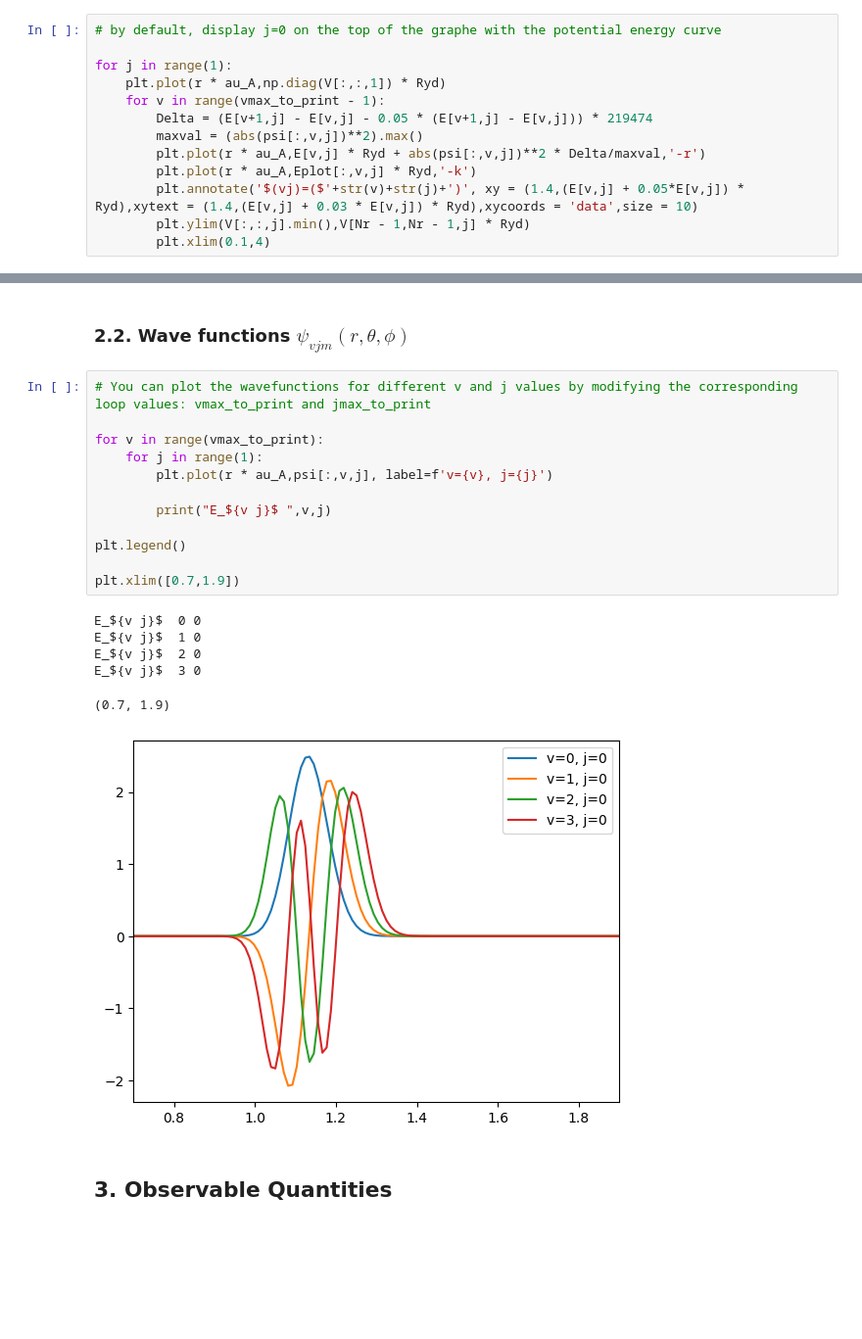
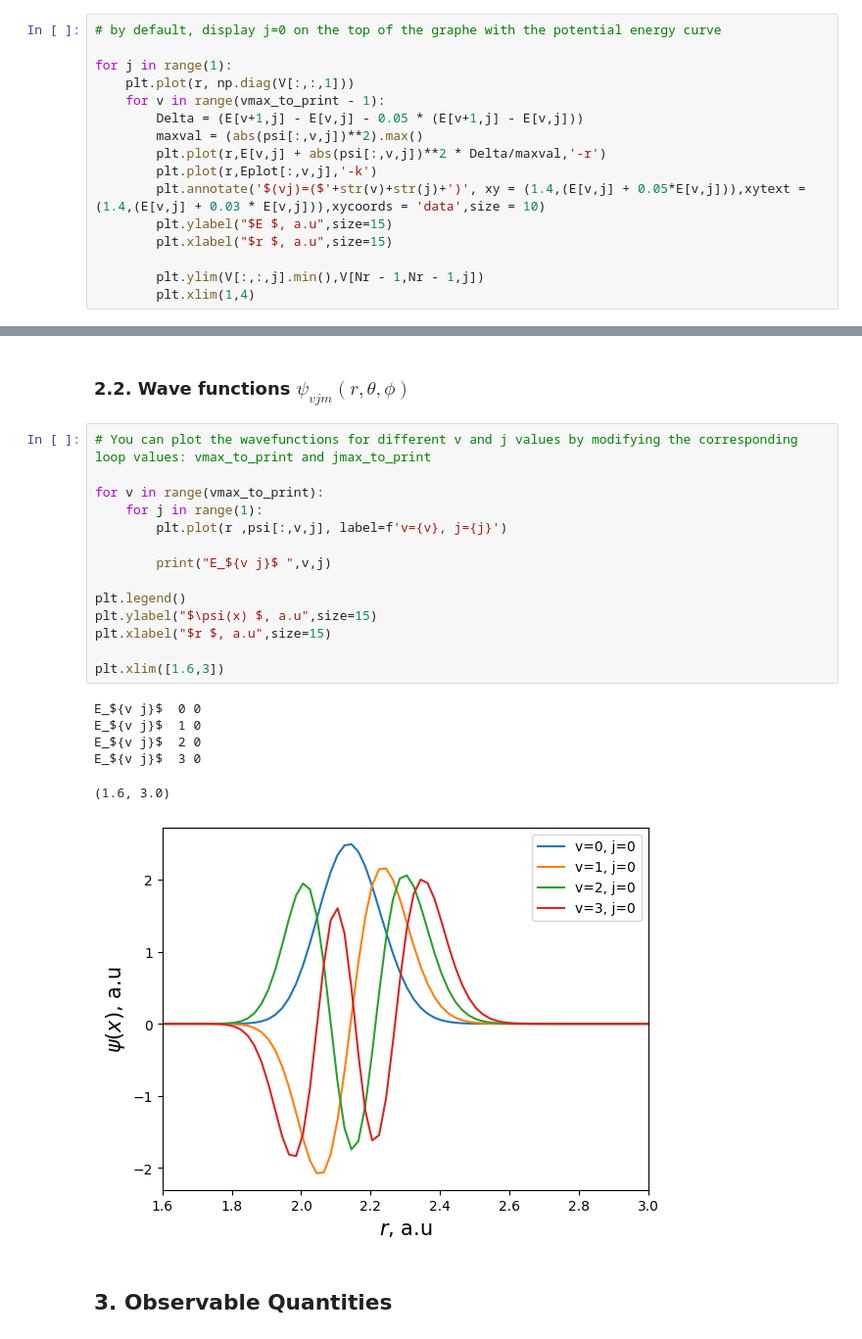
Before and after one commit to MariyaSV78/notebook_Spectroscopy, a Jupyter notebook: Spectroscopy.ipynb, the cells around one changed output, grey strips where cells are left out. Shown: that part at 98% size. Drawn from its saved outputs; the diff is of its cells as text; blank space fills up the shorter version.

```diff
--- a/Spectroscopy.ipynb
+++ b/Spectroscopy.ipynb
@@ -373,13 +373,16 @@ Visualize the potential energy curve and plot vibrational energy levels for $j$
 # by default, display j=0 on the top of the graphe with the potential energy curve
 
 for j in range(1):
-    plt.plot(r * au_A,np.diag(V[:,:,1]) * Ryd)
+    plt.plot(r, np.diag(V[:,:,1]))
     for v in range(vmax_to_print - 1):
-        Delta = (E[v+1,j] - E[v,j] - 0.05 * (E[v+1,j] - E[v,j])) * 219474
+        Delta = (E[v+1,j] - E[v,j] - 0.05 * (E[v+1,j] - E[v,j]))
         maxval = (abs(psi[:,v,j])**2).max()
-        plt.plot(r * au_A,E[v,j] * Ryd + abs(psi[:,v,j])**2 * Delta/maxval,'-r')
-        plt.plot(r * au_A,Eplot[:,v,j] * Ryd,'-k')
-        plt.annotate('$(vj)=($'+str(v)+str(j)+')', xy = (1.4,(E[v,j] + 0.05*E[v,j]) * Ryd),xytext = (1.4,(E[v,j] + 0.03 * E[v,j]) * Ryd),xycoords = 'data',size = 10)
-        plt.ylim(V[:,:,j].min(),V[Nr - 1,Nr - 1,j] * Ryd)
-        plt.xlim(0.1,4)
+        plt.plot(r,E[v,j] + abs(psi[:,v,j])**2 * Delta/maxval,'-r')
+        plt.plot(r,Eplot[:,v,j],'-k')
+        plt.annotate('$(vj)=($'+str(v)+str(j)+')', xy = (1.4,(E[v,j] + 0.05*E[v,j])),xytext = (1.4,(E[v,j] + 0.03 * E[v,j])),xycoords = 'data',size = 10)
+        plt.ylabel("$E $, a.u",size=15)
+        plt.xlabel("$r $, a.u",size=15)
+
+        plt.ylim(V[:,:,j].min(),V[Nr - 1,Nr - 1,j])
+        plt.xlim(1,4)
 # %% [output]
@@ -389,22 +392,24 @@ for j in range(1):
 # %%
 # You can plot the wavefunctions for different v and j values by modifying the corresponding loop values: vmax_to_print and jmax_to_print
 
 for v in range(vmax_to_print):
     for j in range(1):
-        plt.plot(r * au_A,psi[:,v,j], label=f'v={v}, j={j}')
+        plt.plot(r ,psi[:,v,j], label=f'v={v}, j={j}')
 
         print("E_${v j}$ ",v,j)
 
 plt.legend()
+plt.ylabel("$\psi(x) $, a.u",size=15)
+plt.xlabel("$r $, a.u",size=15)
 
-plt.xlim([0.7,1.9])
+plt.xlim([1.6,3])
 # %% [output]
 E_${v j}$  0 0
 E_${v j}$  1 0
 E_${v j}$  2 0
 E_${v j}$  3 0
-(0.7, 1.9)
+(1.6, 3.0)
-[figure, old version]
+[figure, new version]
 # %% [markdown]
 ## 3. Observable Quantities
 # %% [markdown]
```
Also changed, not shown: parts of 7 cells of this notebook.
